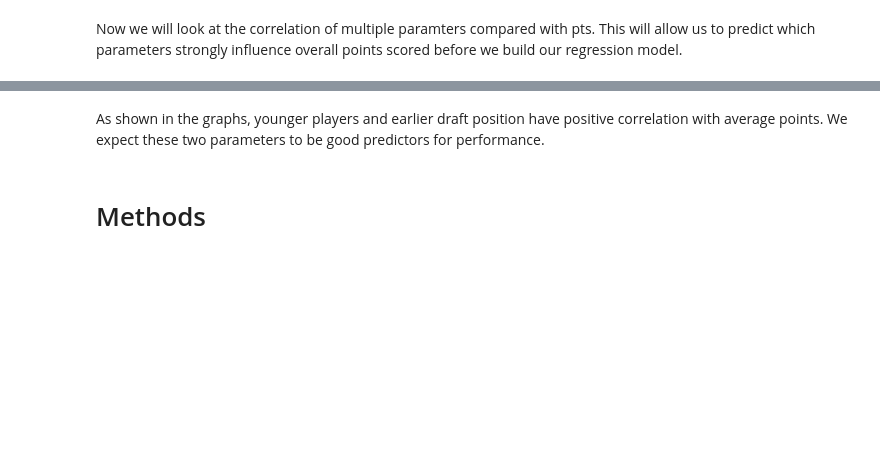
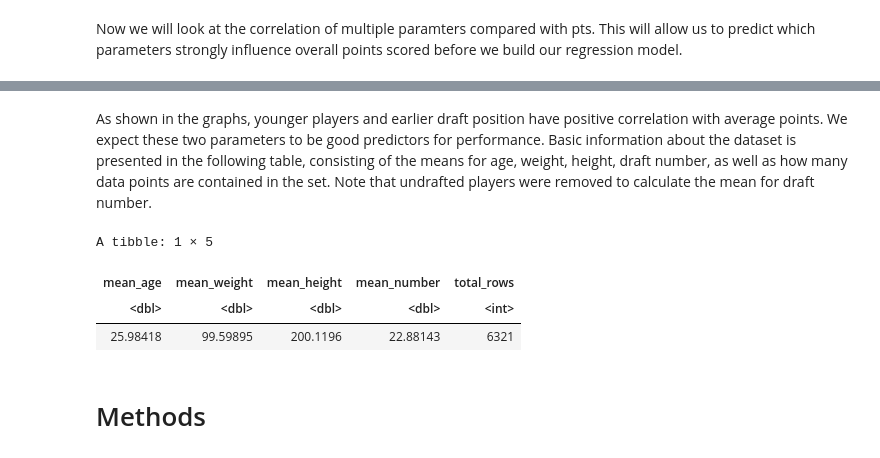
Before and after one commit to mdean808/dsci-100-group-project, a Jupyter notebook: project.ipynb, the cells around one changed output, grey strips where cells are left out. Cells and saved outputs as stored; diff of their text form; code cells hidden in the pictures; blank space fills up the shorter version.

Commit message:
Added summary stats

```diff
--- a/project.ipynb
+++ b/project.ipynb
@@ -144,5 +144,23 @@ nba_plot_ts_pct
 # %% [markdown]
-As shown in the graphs, younger players and earlier draft position have positive correlation with average points. We expect these two parameters to be good predictors for performance.
+As shown in the graphs, younger players and earlier draft position have positive correlation with average points. We expect these two parameters to be good predictors for performance. Basic information about the dataset is presented in the following table, consisting of the means for age, weight, height, draft number, as well as how many data points are contained in the set. Note that undrafted players were removed to calculate the mean for draft number.
+# %%
+summarise_age <- summarise(nba_training, mean_age = mean(age))
+summarise_height <- summarise(nba_training, mean_height = mean(player_height))
+summarise_weight <- summarise(nba_training, mean_weight = mean(player_weight))
+summarise_nrow <- summarise(nba_training, total_rows = nrow(nba_training))
+
+summarise_draft_number <- filter(nba_training, draft_number != "Undrafted") |>
+summarise(mean_number = mean(as.numeric(draft_number)))
+
+combined_summary <- bind_cols(summarise_age, summarise_weight, summarise_height, summarise_draft_number, summarise_nrow)
+
+
+combined_summary
+# %% [output]
+A tibble: 1 × 5
+| mean_age | mean_weight | mean_height | mean_number | total_rows |
+| <dbl> | <dbl> | <dbl> | <dbl> | <int> |
+| 25.98418 | 99.59895 | 200.1196 | 22.88143 | 6321 |
 # %% [markdown]
 # Methods
 # %% [markdown]
```
Also changed, not shown: parts of 4 cells of this notebook.
